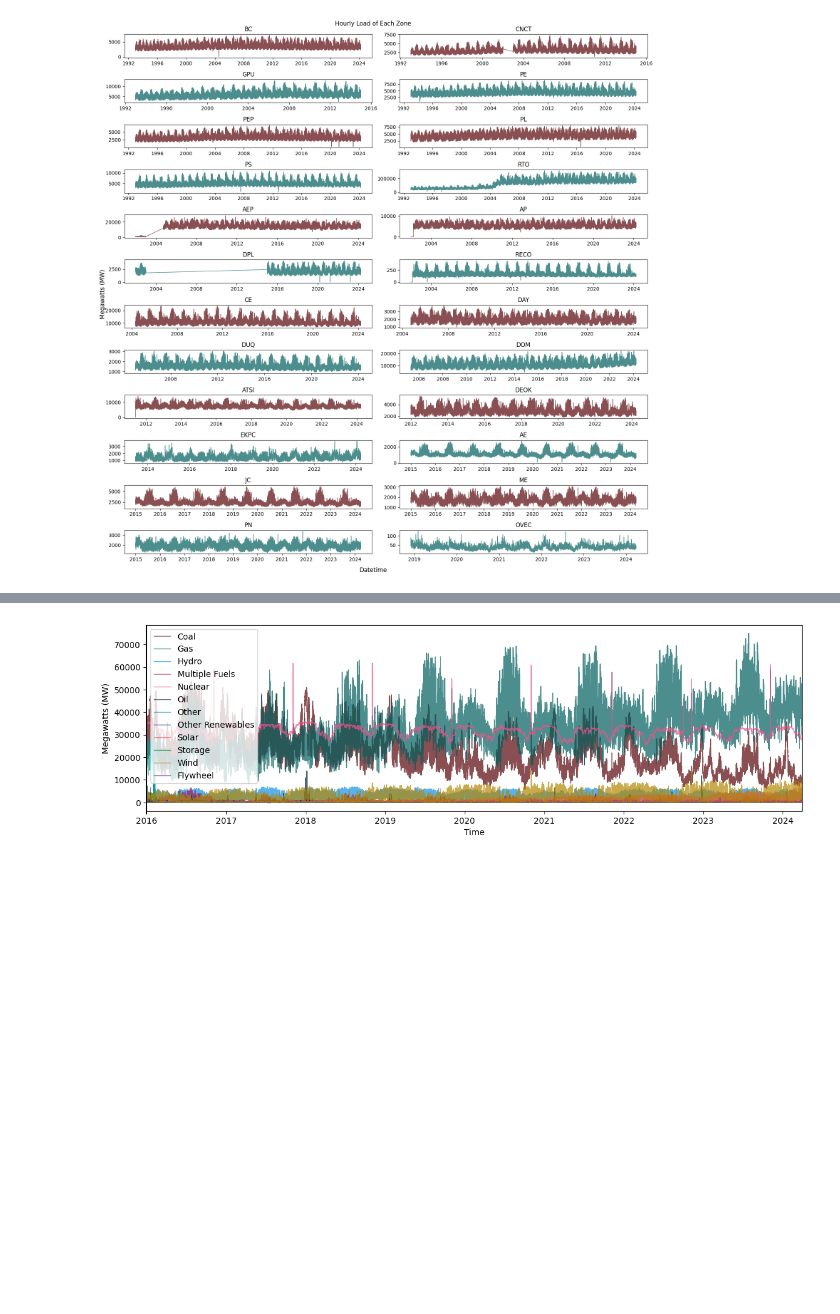
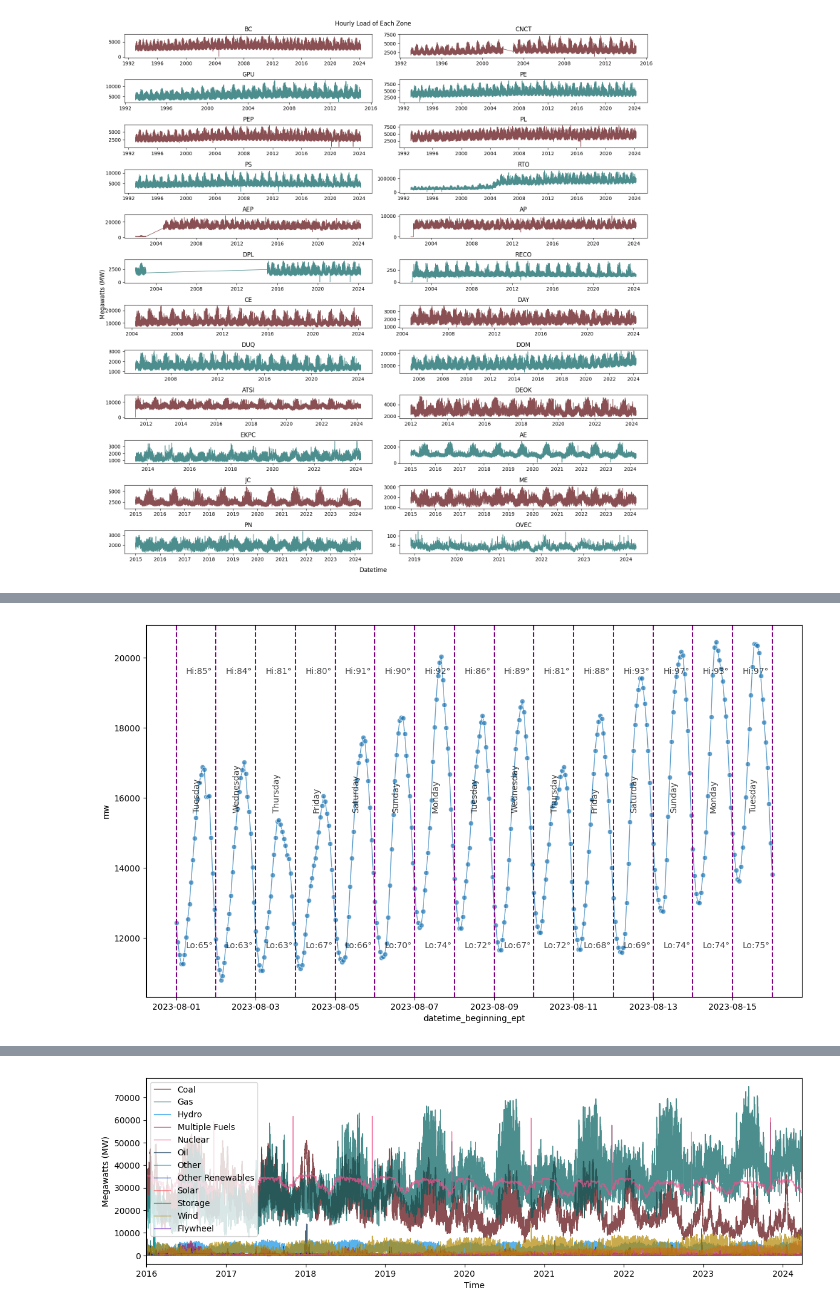
Before and after one commit to chill0121/Energy_Grid_Forecasting, a Jupyter notebook: Energy_Forecasting.ipynb, the cells around one changed output, grey strips where cells are left out. Saved outputs shown, nothing was run; the diff lists cells and outputs as text; code cells hidden in the pictures; blank space fills up the shorter version.

```diff
--- a/Energy_Forecasting.ipynb
+++ b/Energy_Forecasting.ipynb
@@ -60,7 +60,8 @@ load_df = pd.concat([pd.read_csv(file, compression = 'gzip') for file in file_pa
 gen_df = pd.concat([pd.read_csv(file, compression = 'gzip') for file in file_path_gen], join = 'outer', ignore_index = False, axis = 0)
 weather_df_list = []
 for filename in file_path_weather:
-    temp_df = pd.read_csv(filename, compression = 'gzip')
+    # delimiter has whitespace after comma, specified here as \s+.
+    temp_df = pd.read_csv(filename, compression = 'gzip', delimiter = ',\s+', engine = 'python')
     temp_df['zone']= os.path.basename(filename).replace('.csv.gz', '')
     weather_df_list.append(temp_df)
 weather_df = pd.concat(weather_df_list, join = 'outer', ignore_index = False, axis = 0)
@@ -302,12 +292,0 @@ load_total_df
-# %%
-date_cutoff = '3/15/2024 00:00:00'
-
-ax, fig = plt.subplots(figsize = (14, 8))
-ax = sns.lineplot(load_total_df.loc[load_total_df['datetime_beginning_ept'] > date_cutoff],
-                  x = 'datetime_beginning_ept',
-                  y = 'mw',
-                  alpha = 0.7, lw = 1, marker = 'o')
-
-date_range = (load_total_df['datetime_beginning_ept'].max() - pd.to_datetime(date_cutoff)).days
-for i in range(date_range + 2):
-    plt.axvline(pd.to_datetime(date_cutoff) + pd.Timedelta(days = i), color = 'purple', ls = '--')
@@ -315,0 +298,16 @@ for i in range(date_range + 2):
+# %%
+print('################### Weather Data ###################')
+for zone in zones:
+    date_min = weather_df.loc[weather_df['zone'] == zone]['Date'].min()
+    date_max = weather_df.loc[weather_df['zone'] == zone]['Date'].max()
+    print(f'{zone} - {date_min} | {date_max}')
+    miss_date = pd.date_range(start = date_min, end = date_max).difference(weather_df['Date'])
+    print(f"{'':<5}Missing Dates: {miss_date if len(miss_date) > 0 else False}")
+
+print('\n################### Energy Data ###################')
+for zone in zones:
+    date_min = load_zone_df.loc[load_zone_df['zone'] == zone]['datetime_beginning_ept'].min()
+    date_max = load_zone_df.loc[load_zone_df['zone'] == zone]['datetime_beginning_ept'].max()
+    print(f'{zone} - {date_min} | {date_max}')
+    miss_date = pd.date_range(start = date_min, end = date_max).difference(load_zone_df['datetime_beginning_ept'])
+    print(f"{'':<5}Missing Dates: {miss_date if len(miss_date) > 0 else False}")
@@ -315,0 +389,4 @@ for i in range(date_range + 2):
+# %%
+plot_daterange('8/01/2023', '8/16/2023', 'DOM')
+# %% [output]
+[figure, added]
```
Also changed, not shown: parts of 14 cells of this notebook, 1 other file.
